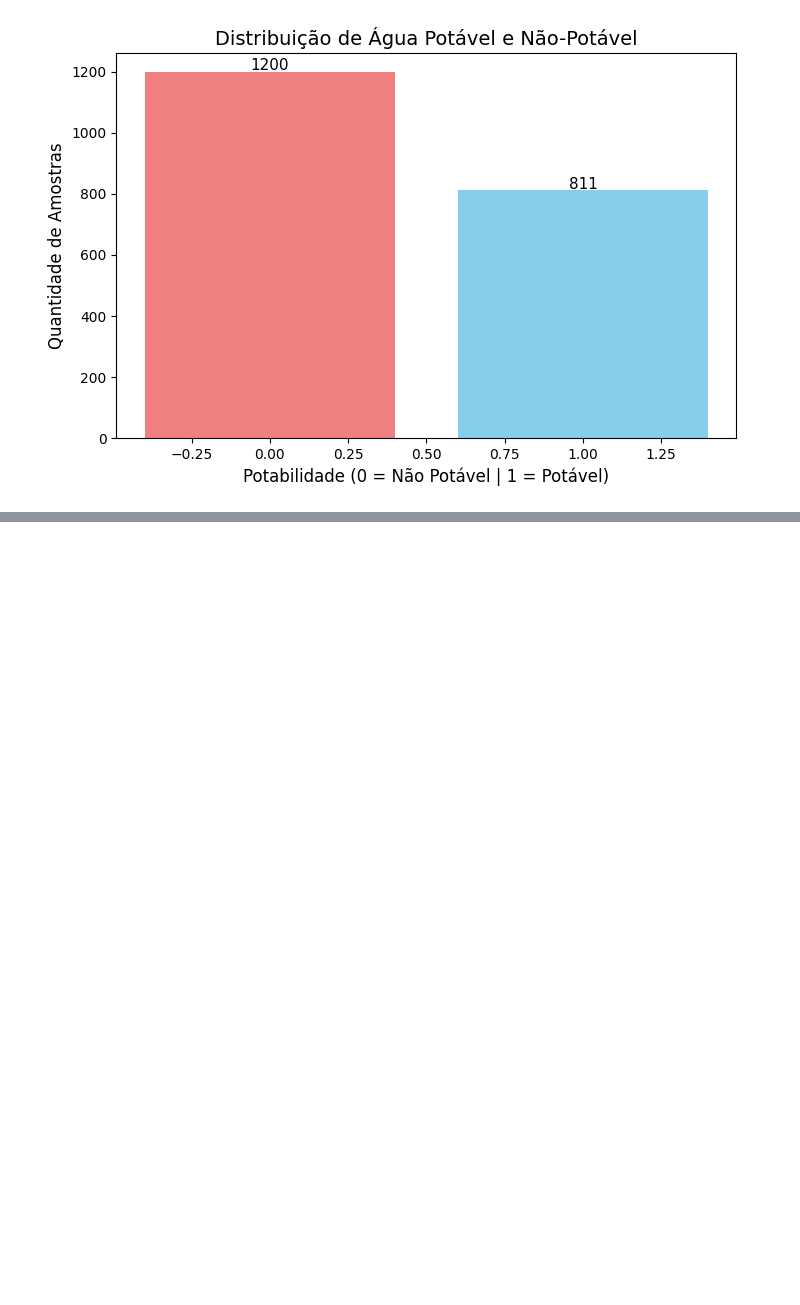
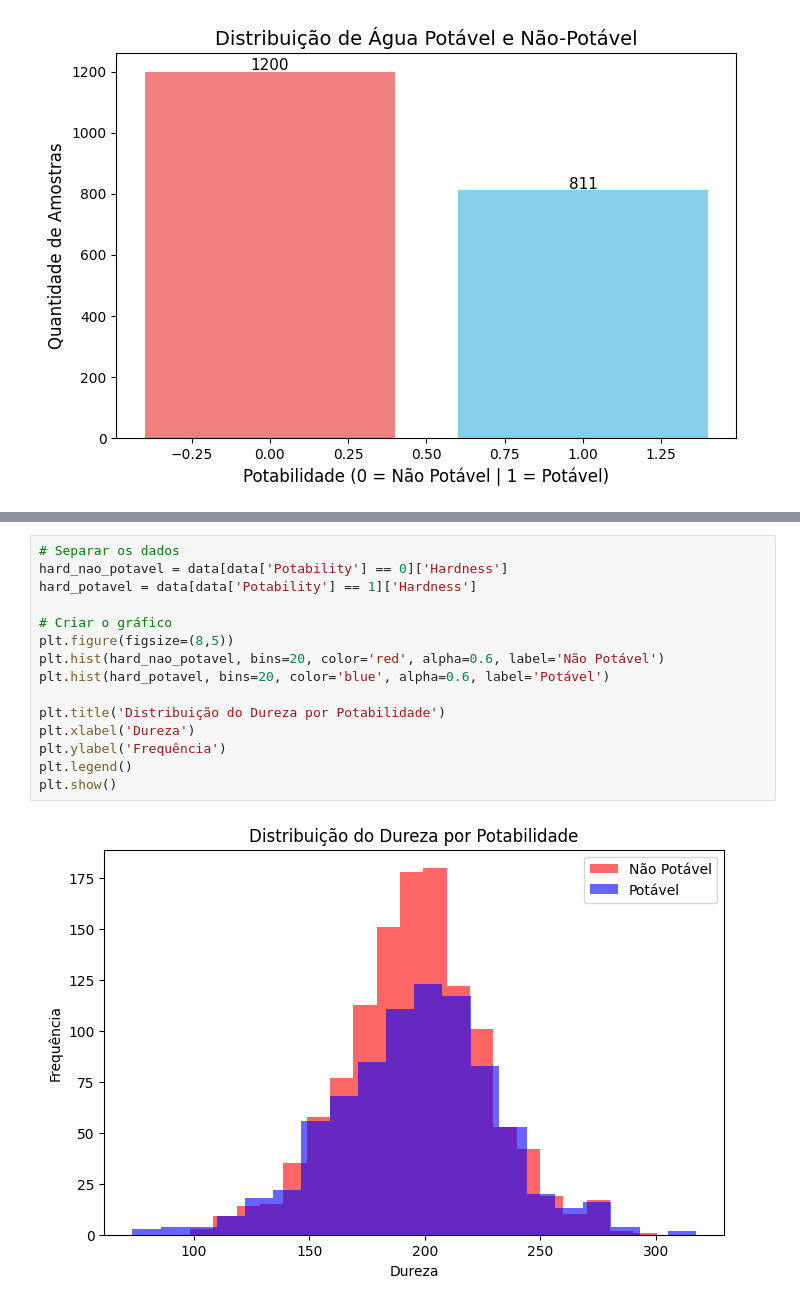
Before and after one commit to Robert-FM/analise-de-potabilidade, a Jupyter notebook: main-project.ipynb, the cells around one changed output, grey strips where cells are left out. Drawn from its saved outputs; the diff is of its cells as text; blank space fills up the shorter version.

```diff
--- a/main-project.ipynb
+++ b/main-project.ipynb
@@ -125,3 +128,20 @@ plt.legend()
 plt.show()
 # %% [output]
 [figure]
+# %%
+# Separar os dados
+hard_nao_potavel = data[data['Potability'] == 0]['Hardness']
+hard_potavel = data[data['Potability'] == 1]['Hardness']
+
+# Criar o gráfico
+plt.figure(figsize=(8,5))
+plt.hist(hard_nao_potavel, bins=20, color='red', alpha=0.6, label='Não Potável')
+plt.hist(hard_potavel, bins=20, color='blue', alpha=0.6, label='Potável')
+
+plt.title('Distribuição do Dureza por Potabilidade')
+plt.xlabel('Dureza')
+plt.ylabel('Frequência')
+plt.legend()
+plt.show()
+# %% [output]
+[figure, added]
```
Also changed, not shown: parts of 10 cells of this notebook, 1 other file.
